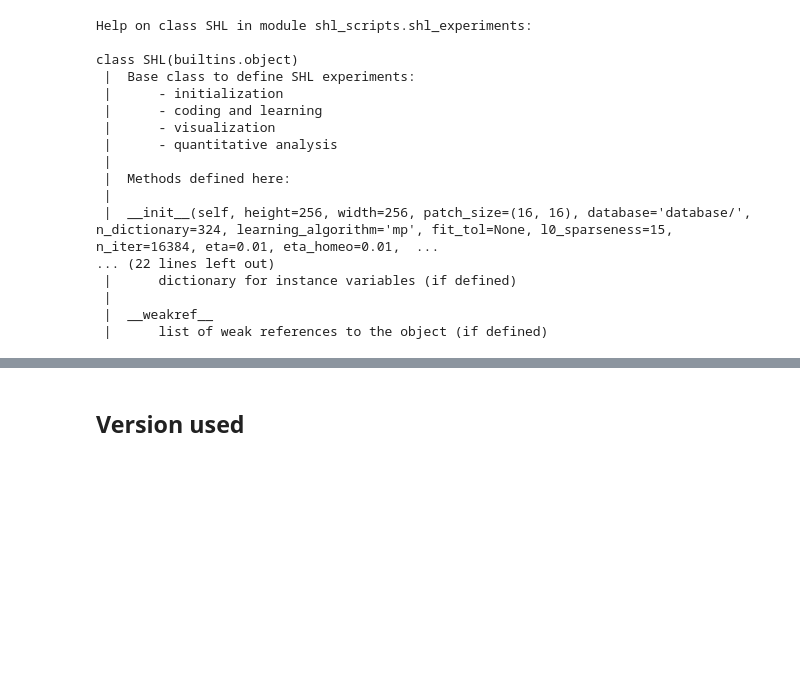
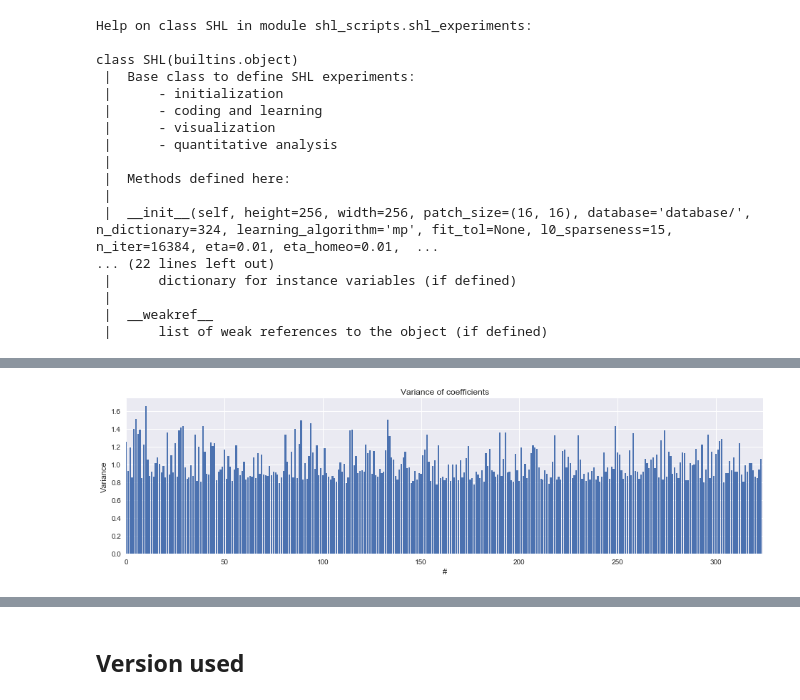
Before and after one commit to bicv/SparseHebbianLearning, a Jupyter notebook: probe/using the tools.ipynb, the cells around one changed output, grey strips where cells are left out. Saved outputs shown, nothing was run; the diff lists cells and outputs as text; code cells hidden in the pictures; blank space fills up the shorter version.

```diff
--- a/probe/using the tools.ipynb
+++ b/probe/using the tools.ipynb
@@ -44,3 +49,5 @@ AttributeError: 'SparseHebbianLearning' object has no attribute 'P_cum'
 # %%
-dico.plot_variance(data=data)
+shl.plot_variance(data=data);
+# %% [output]
+[figure, added]
 # %%
```
Also changed, not shown: parts of 3 cells of this notebook, 2 other files.
